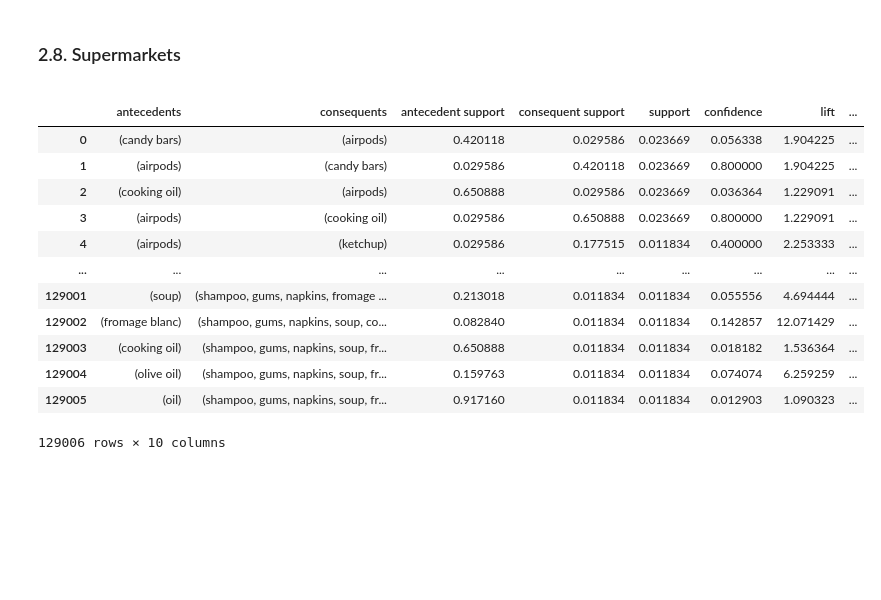
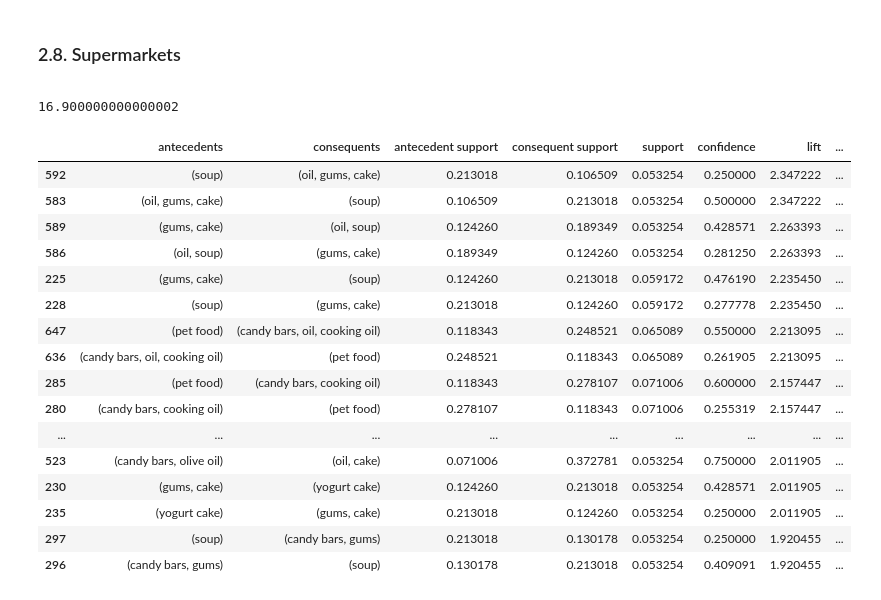
Before and after one commit to shaulleo/ProjetoML, a Jupyter notebook: ML II - Association Rules.ipynb, the cells around one changed output. Drawn from its saved outputs; the diff is of its cells as text; code cells hidden in the pictures; blank space fills up the shorter version.

```diff
--- a/ML II - Association Rules.ipynb
+++ b/ML II - Association Rules.ipynb
@@ -258,20 +304,28 @@ ValueError: The input DataFrame `df` containing the frequent itemsets is empty.
 ### 2.8. Supermarkets
 
 </a>
+# %%
+len(cluster7_items)*0.1
+# %% [output]
+16.900000000000002
 # %%
-cluster7_rules = Functions.build_rules(cluster7_items, min_support=0.01, metric='lift', min_threshold=1)
-cluster7_rules
+cluster7_rules = Functions.build_rules(cluster7_items, min_support=0.05, metric='lift', min_threshold=1)
+cluster7_rules.sort_values(by='lift', ascending=False).head(30)
 # %% [output]
 |  | antecedents | consequents | antecedent support | consequent support | support | confidence | lift | ... |
-| 0 | (candy bars) | (airpods) | 0.420118 | 0.029586 | 0.023669 | 0.056338 | 1.904225 | ... |
-| 1 | (airpods) | (candy bars) | 0.029586 | 0.420118 | 0.023669 | 0.800000 | 1.904225 | ... |
-| 2 | (cooking oil) | (airpods) | 0.650888 | 0.029586 | 0.023669 | 0.036364 | 1.229091 | ... |
-| 3 | (airpods) | (cooking oil) | 0.029586 | 0.650888 | 0.023669 | 0.800000 | 1.229091 | ... |
-| 4 | (airpods) | (ketchup) | 0.029586 | 0.177515 | 0.011834 | 0.400000 | 2.253333 | ... |
+| 592 | (soup) | (oil, gums, cake) | 0.213018 | 0.106509 | 0.053254 | 0.250000 | 2.347222 | ... |
+| 583 | (oil, gums, cake) | (soup) | 0.106509 | 0.213018 | 0.053254 | 0.500000 | 2.347222 | ... |
+| 589 | (gums, cake) | (oil, soup) | 0.124260 | 0.189349 | 0.053254 | 0.428571 | 2.263393 | ... |
+| 586 | (oil, soup) | (gums, cake) | 0.189349 | 0.124260 | 0.053254 | 0.281250 | 2.263393 | ... |
+| 225 | (gums, cake) | (soup) | 0.124260 | 0.213018 | 0.059172 | 0.476190 | 2.235450 | ... |
+| 228 | (soup) | (gums, cake) | 0.213018 | 0.124260 | 0.059172 | 0.277778 | 2.235450 | ... |
+| 647 | (pet food) | (candy bars, oil, cooking oil) | 0.118343 | 0.248521 | 0.065089 | 0.550000 | 2.213095 | ... |
+| 636 | (candy bars, oil, cooking oil) | (pet food) | 0.248521 | 0.118343 | 0.065089 | 0.261905 | 2.213095 | ... |
+| 285 | (pet food) | (candy bars, cooking oil) | 0.118343 | 0.278107 | 0.071006 | 0.600000 | 2.157447 | ... |
+| 280 | (candy bars, cooking oil) | (pet food) | 0.278107 | 0.118343 | 0.071006 | 0.255319 | 2.157447 | ... |
 | ... | ... | ... | ... | ... | ... | ... | ... | ... |
-| 129001 | (soup) | (shampoo, gums, napkins, fromage ... | 0.213018 | 0.011834 | 0.011834 | 0.055556 | 4.694444 | ... |
-| 129002 | (fromage blanc) | (shampoo, gums, napkins, soup, co... | 0.082840 | 0.011834 | 0.011834 | 0.142857 | 12.071429 | ... |
-| 129003 | (cooking oil) | (shampoo, gums, napkins, soup, fr... | 0.650888 | 0.011834 | 0.011834 | 0.018182 | 1.536364 | ... |
-| 129004 | (olive oil) | (shampoo, gums, napkins, soup, fr... | 0.159763 | 0.011834 | 0.011834 | 0.074074 | 6.259259 | ... |
-| 129005 | (oil) | (shampoo, gums, napkins, soup, fr... | 0.917160 | 0.011834 | 0.011834 | 0.012903 | 1.090323 | ... |
+| 523 | (candy bars, olive oil) | (oil, cake) | 0.071006 | 0.372781 | 0.053254 | 0.750000 | 2.011905 | ... |
+| 230 | (gums, cake) | (yogurt cake) | 0.124260 | 0.213018 | 0.053254 | 0.428571 | 2.011905 | ... |
+| 235 | (yogurt cake) | (gums, cake) | 0.213018 | 0.124260 | 0.053254 | 0.250000 | 2.011905 | ... |
+| 297 | (soup) | (candy bars, gums) | 0.213018 | 0.130178 | 0.053254 | 0.250000 | 1.920455 | ... |
+| 296 | (candy bars, gums) | (soup) | 0.130178 | 0.213018 | 0.053254 | 0.409091 | 1.920455 | ... |
-129006 rows × 10 columns
```
Also changed, not shown: parts of 12 cells of this notebook.
